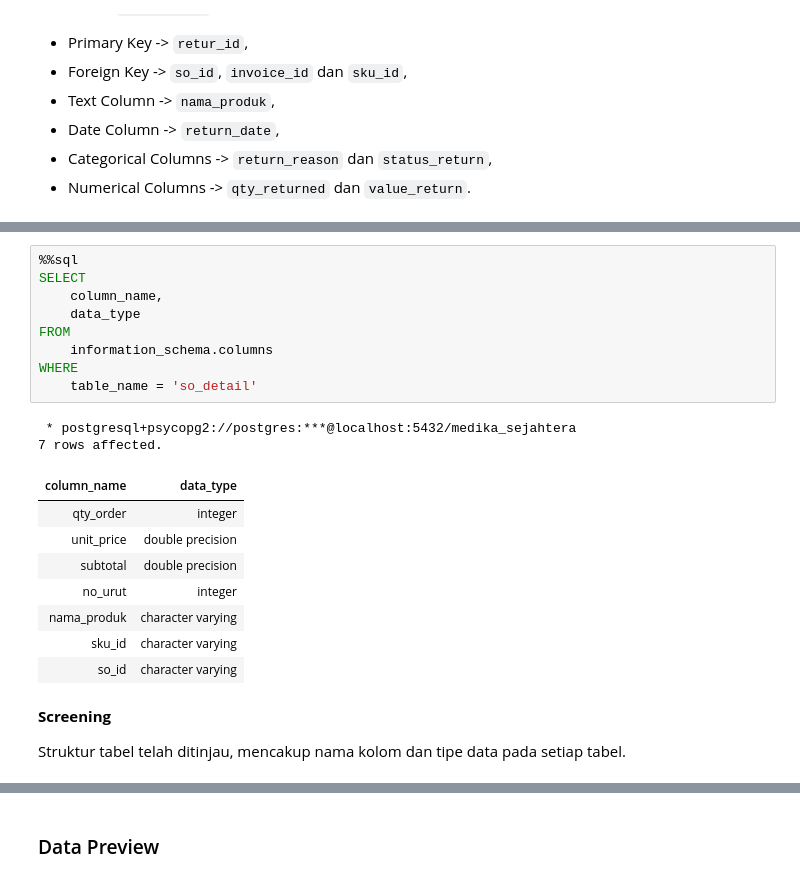
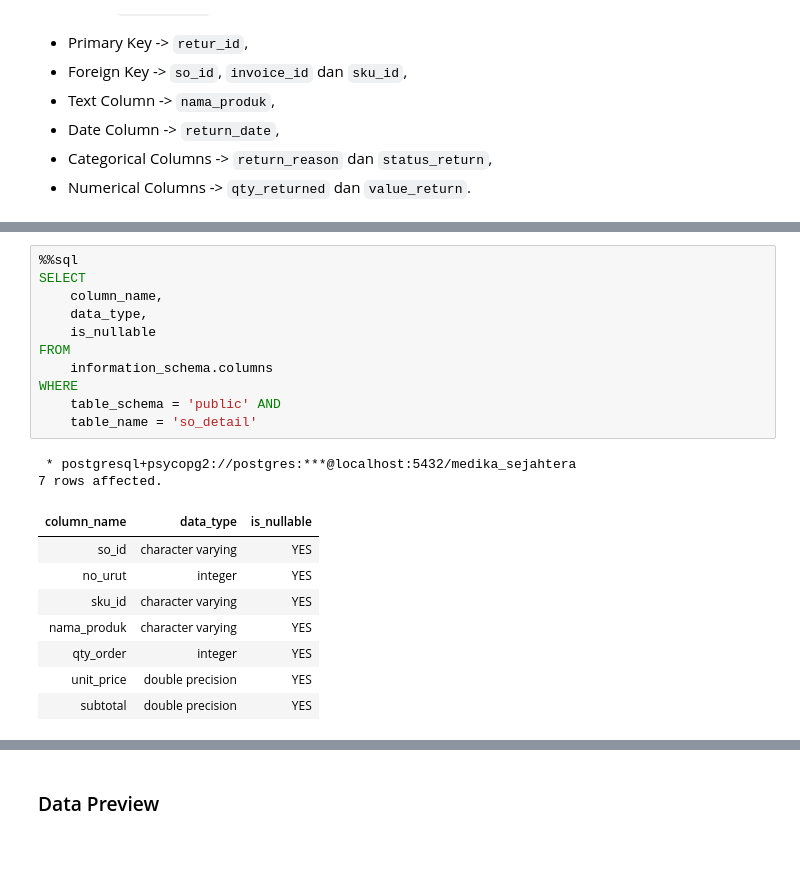
Before and after one commit to Rpfitrah/return-analysis-medika-sejahtera, a Jupyter notebook: Notebook/01_data_understanding.ipynb, the cells around one changed output, grey strips where cells are left out. Saved outputs shown, nothing was run; the diff lists cells and outputs as text; blank space fills up the shorter version.

```diff
--- a/Notebook/01_data_understanding.ipynb
+++ b/Notebook/01_data_understanding.ipynb
@@ -514,24 +527,22 @@ WHERE
 # %%
 %%sql
 SELECT
     column_name,
-    data_type
+    data_type,
+    is_nullable
 FROM
     information_schema.columns
 WHERE
+    table_schema = 'public' AND
     table_name = 'so_detail'
 # %% [output]
  * postgresql+psycopg2://postgres:***@localhost:5432/medika_sejahtera
 7 rows affected.
-| column_name | data_type |
-| qty_order | integer |
-| unit_price | double precision |
-| subtotal | double precision |
-| no_urut | integer |
-| nama_produk | character varying |
-| sku_id | character varying |
-| so_id | character varying |
+| column_name | data_type | is_nullable |
+| so_id | character varying | YES |
+| no_urut | integer | YES |
+| sku_id | character varying | YES |
+| nama_produk | character varying | YES |
+| qty_order | integer | YES |
+| unit_price | double precision | YES |
+| subtotal | double precision | YES |
-# %% [markdown]
-**Screening**
-
-Struktur tabel telah ditinjau, mencakup nama kolom dan tipe data pada setiap tabel.
```
Also changed, not shown: parts of 9 cells of this notebook.
